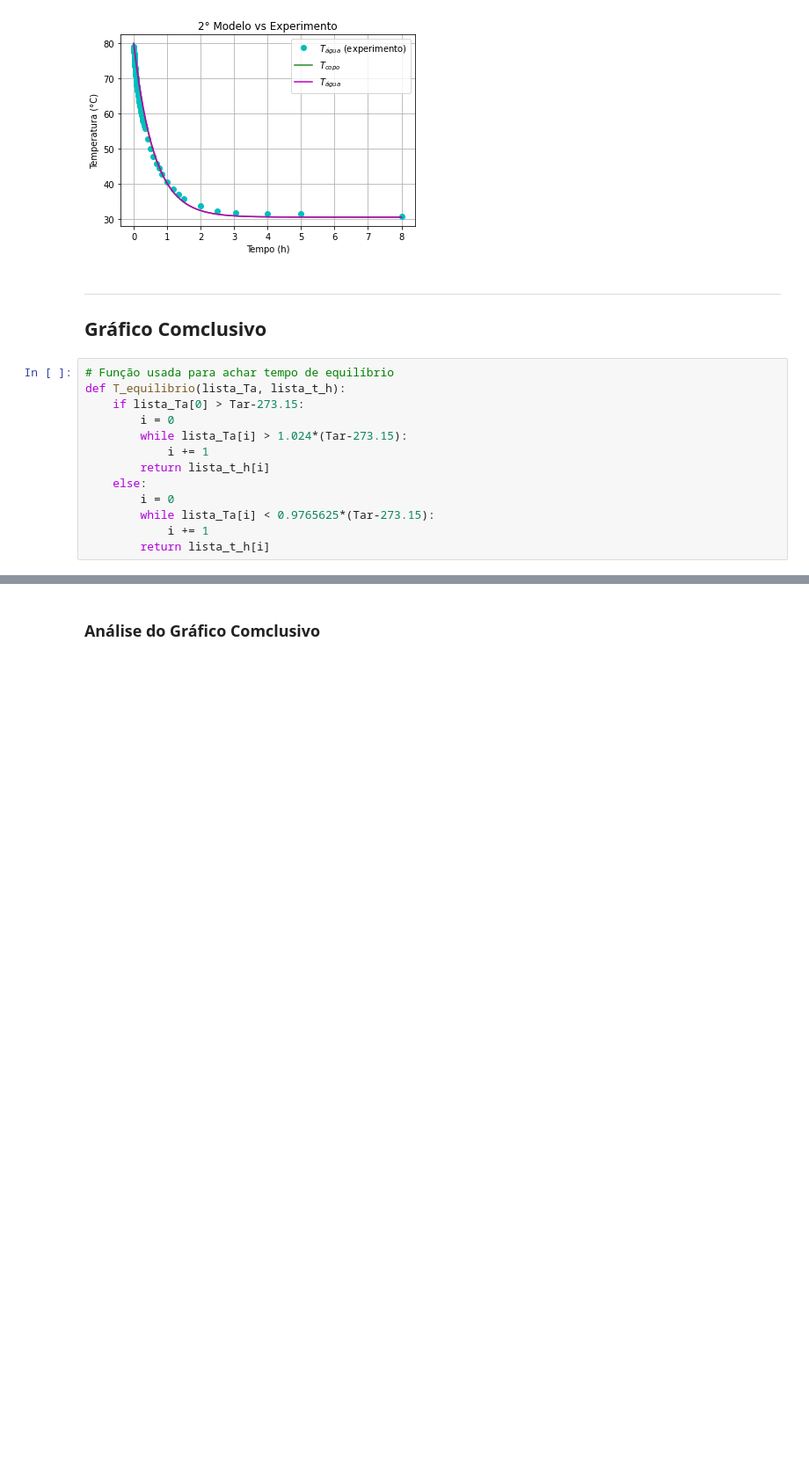
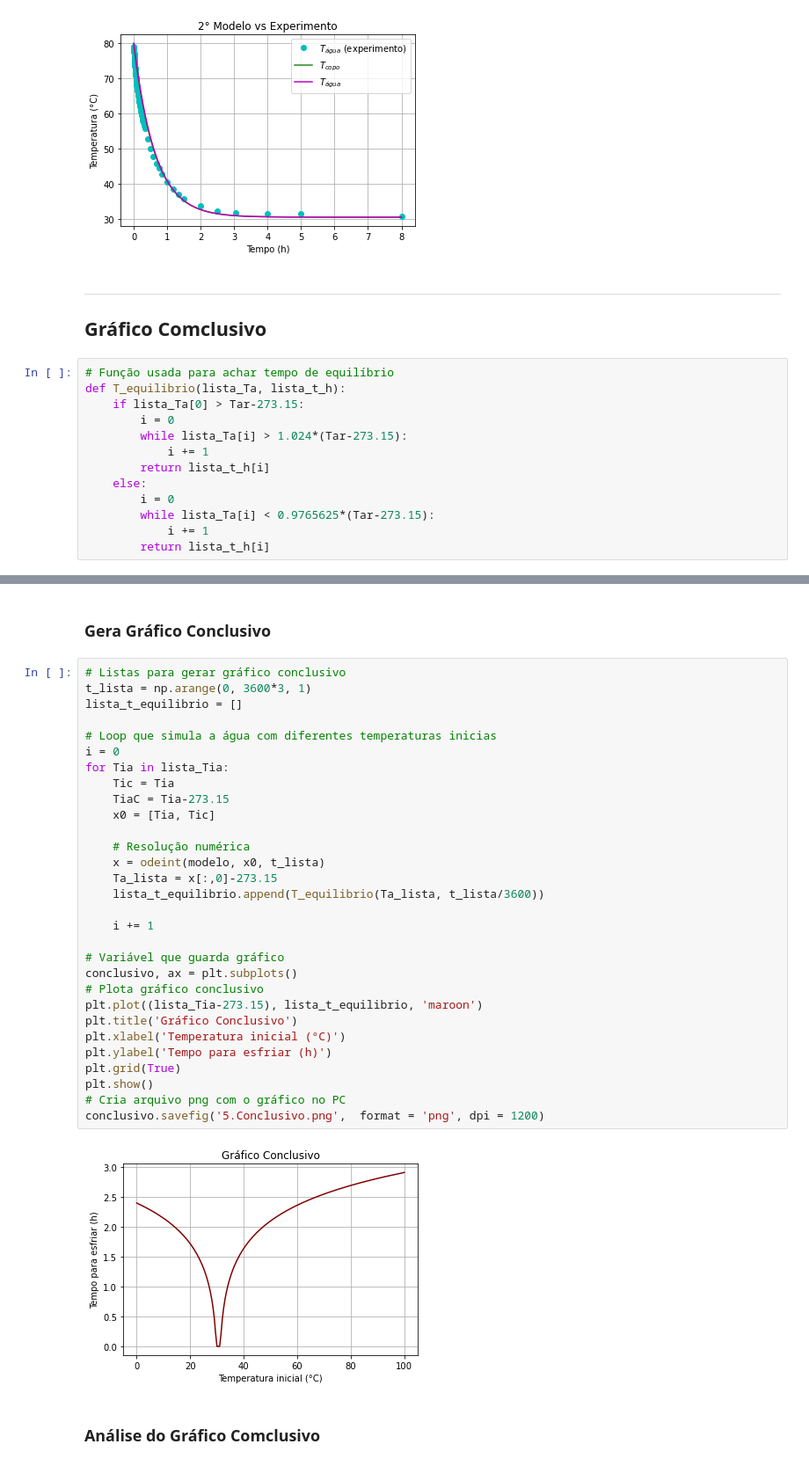
Before and after one commit to pedroivoal/Modsim-P2, a Jupyter notebook: I2/I2.ipynb, the cells around one changed output, grey strips where cells are left out. Shown at 88% size. Cells and saved outputs as stored; diff of their text form; blank space fills up the shorter version.

```diff
--- a/I2/I2.ipynb
+++ b/I2/I2.ipynb
@@ -268,3 +255,37 @@ conclusivo.savefig('5.Conclusivo.png',  format = 'png', dpi = 1200)
+# %% [markdown]
+### Gera Gráfico Conclusivo
+# %%
+# Listas para gerar gráfico conclusivo
+t_lista = np.arange(0, 3600*3, 1)
+lista_t_equilibrio = []
+
+# Loop que simula a água com diferentes temperaturas inicias
+i = 0
+for Tia in lista_Tia:
+    Tic = Tia
+    TiaC = Tia-273.15
+    x0 = [Tia, Tic]
+
+    # Resolução numérica
+    x = odeint(modelo, x0, t_lista)
+    Ta_lista = x[:,0]-273.15
+    lista_t_equilibrio.append(T_equilibrio(Ta_lista, t_lista/3600))
+
+    i += 1
+
+# Variável que guarda gráfico
+conclusivo, ax = plt.subplots()
+# Plota gráfico conclusivo
+plt.plot((lista_Tia-273.15), lista_t_equilibrio, 'maroon')
+plt.title('Gráfico Conclusivo')
+plt.xlabel('Temperatura inicial (°C)')
+plt.ylabel('Tempo para esfriar (h)')
+plt.grid(True)
+plt.show()
+# Cria arquivo png com o gráfico no PC
+conclusivo.savefig('5.Conclusivo.png',  format = 'png', dpi = 1200)
+# %% [output]
+[figure, added]
 # %% [markdown]
 ### Análise do Gráfico Comclusivo
 # %%
```
Also changed, not shown: parts of 4 cells of this notebook, 6 other files.
